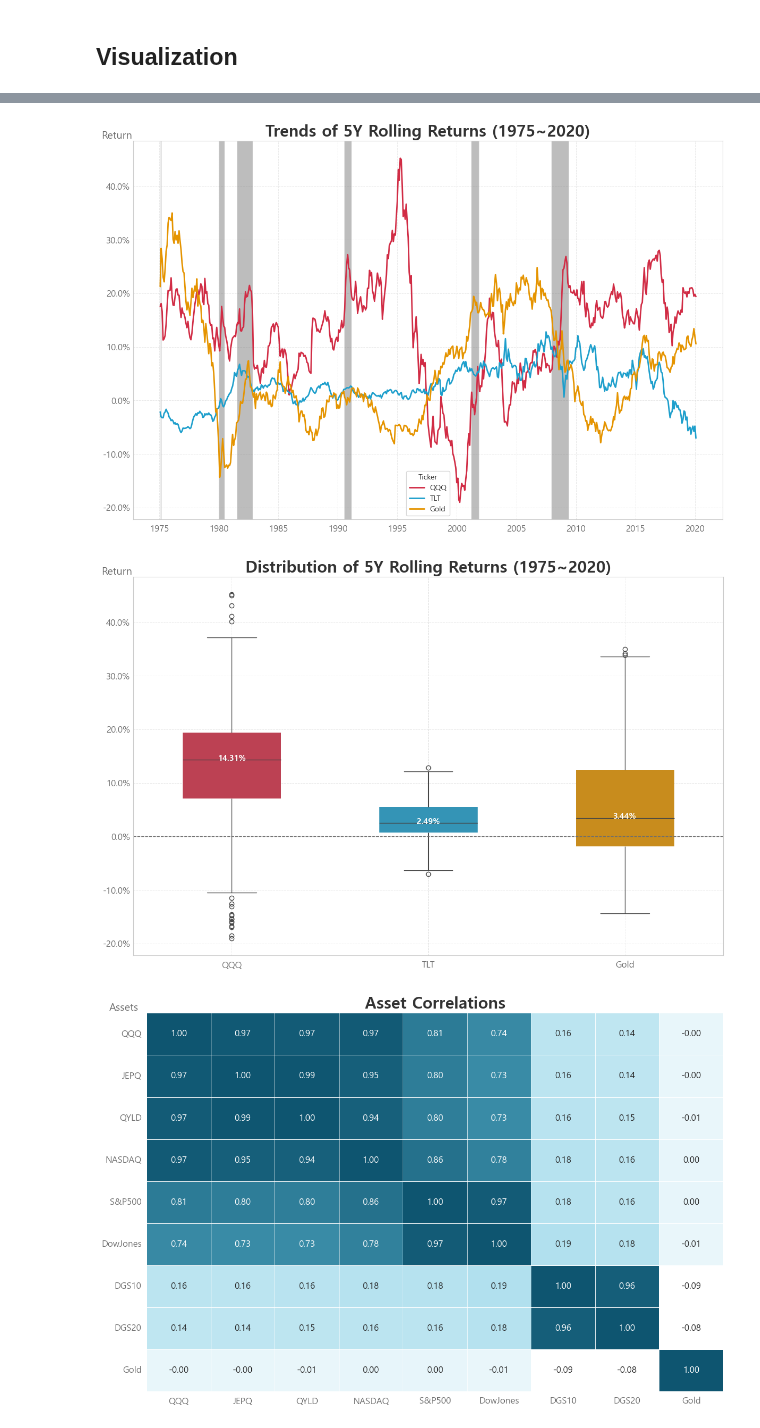
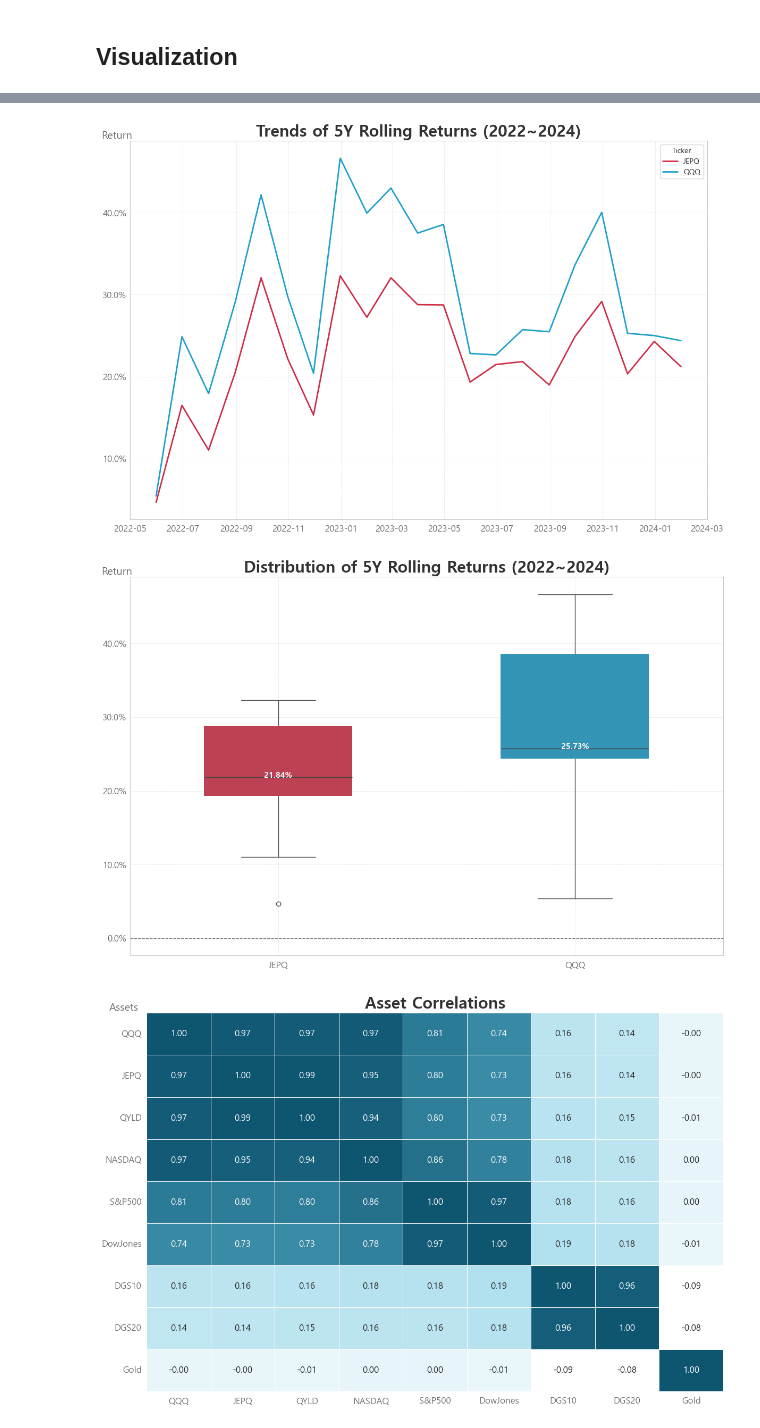
Before and after one commit to sdjhs0327/ws_fn, a Jupyter notebook: contents/00_01_Anal_One_JEPQ.ipynb, the cells around one changed output, grey strips where cells are left out. Saved outputs shown, nothing was run; the diff lists cells and outputs as text; code cells hidden in the pictures.

```diff
--- a/contents/00_01_Anal_One_JEPQ.ipynb
+++ b/contents/00_01_Anal_One_JEPQ.ipynb
@@ -116,9 +116,11 @@ highlight_periods = [(shock_cases['1차오일쇼크_t0'], shock_cases['1차오
                      (shock_cases['닷컴버블_t0'], shock_cases['닷컴버블_t1']),
                      (shock_cases['금융위기_t0'], shock_cases['금융위기_t1']),
                      (shock_cases['코로나_t0'], shock_cases['코로나_t1'])]
+
+highlight_periods_sp = [(shock_cases['코로나_t0'], shock_cases['코로나_t1'])]
 # %% [markdown]
 ## Visualization
 # %%
-## assets = ['JEPQ', 'QQQ']
-assets = ['QQQ', 'TLT', 'Gold']
+assets = ['JEPQ', 'QQQ']
+## assets = ['QQQ', 'TLT', 'Gold']
 # %%
@@ -150,12 +160,12 @@ gm.ttr_plot(ttr_df, assets, highlight_periods=highlight_periods, colors=[mycolor
 # %%
-rr_df = myfuncs.get_rr_df(df_imp, assets)
-gm.rr_trend_plot(rr_df, assets, highlight_periods=highlight_periods, colors=[mycolors['color_norm'], mycolors['color_cont'], mycolors['color_sub']])
+rr_df = myfuncs.get_rr_df(df_cut, assets, years=1)
+gm.rr_trend_plot(rr_df, assets, highlight_periods=highlight_periods_sp, colors=[mycolors['color_norm'], mycolors['color_cont'], mycolors['color_sub']])
 # %% [output]
-[figure, old version]
+[figure, new version]
 # %%
 gm.rr_box_plot(rr_df, assets, colors=[mycolors['color_norm'], mycolors['color_cont'], mycolors['color_sub']])
 # %% [output]
-[figure, old version]
+[figure, new version]
 # %%
 corr_df = df_imp.pct_change()[['QQQ', 'JEPQ', 'QYLD', 'NASDAQ', 'S&P500', 'DowJones', 'DGS10', 'DGS20', 'Gold']].corr()
 # %%
```
Also changed, not shown: parts of 7 cells of this notebook, 6 other files.
